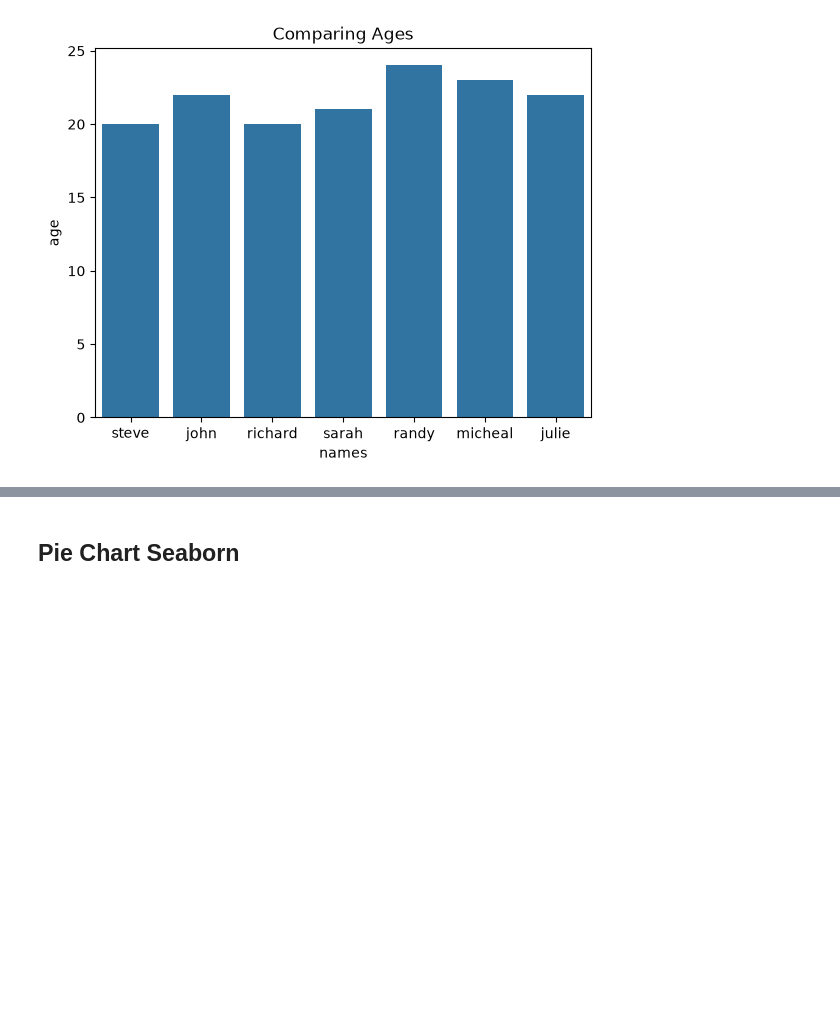
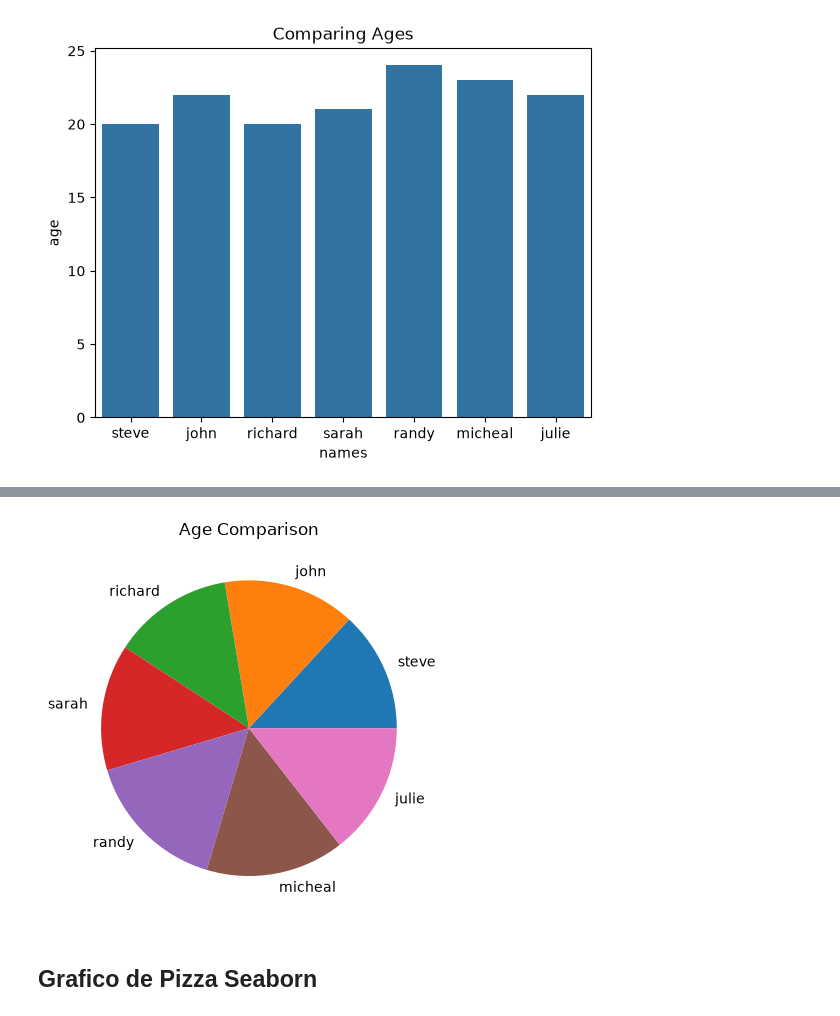
Before and after one commit to RogerTangRT/MachineLearning, a Jupyter notebook: 0401b.ipynb, the cells around one changed output, grey strips where cells are left out. Saved outputs shown, nothing was run; the diff lists cells and outputs as text; code cells hidden in the pictures; blank space fills up the shorter version.

```diff
--- a/0401b.ipynb
+++ b/0401b.ipynb
@@ -74,2 +93,8 @@ Text(0.5, 1.0, 'Comparing Ages')
+# %%
+plt.pie(df['age'],labels=df['names'])
+plt.title("Age Comparison")
+plt.show()
+# %% [output]
+[figure, added]
 # %% [markdown]
-## Pie Chart Seaborn
+## Grafico de Pizza Seaborn
```
Also changed, not shown: parts of 8 cells of this notebook, 5 other files.
